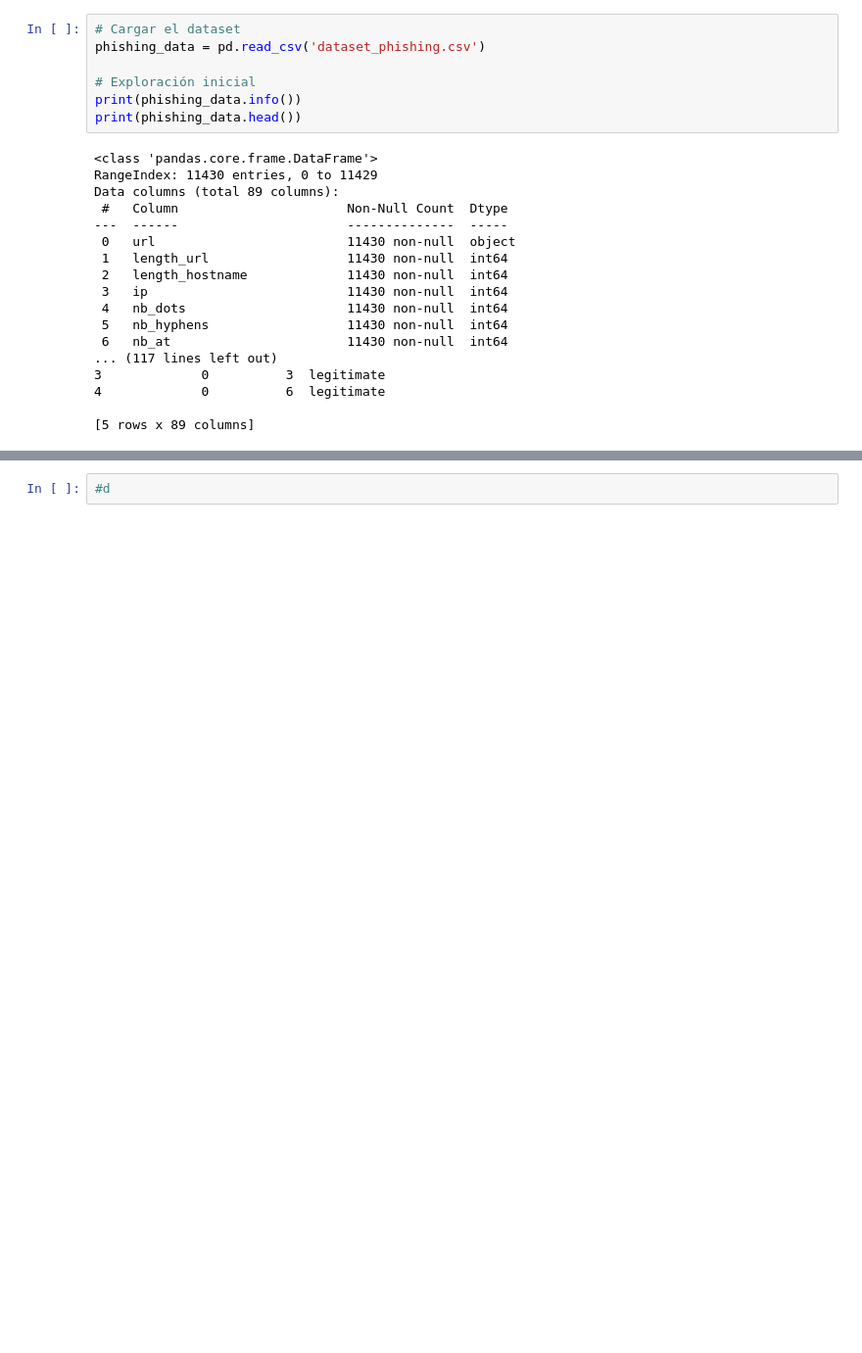
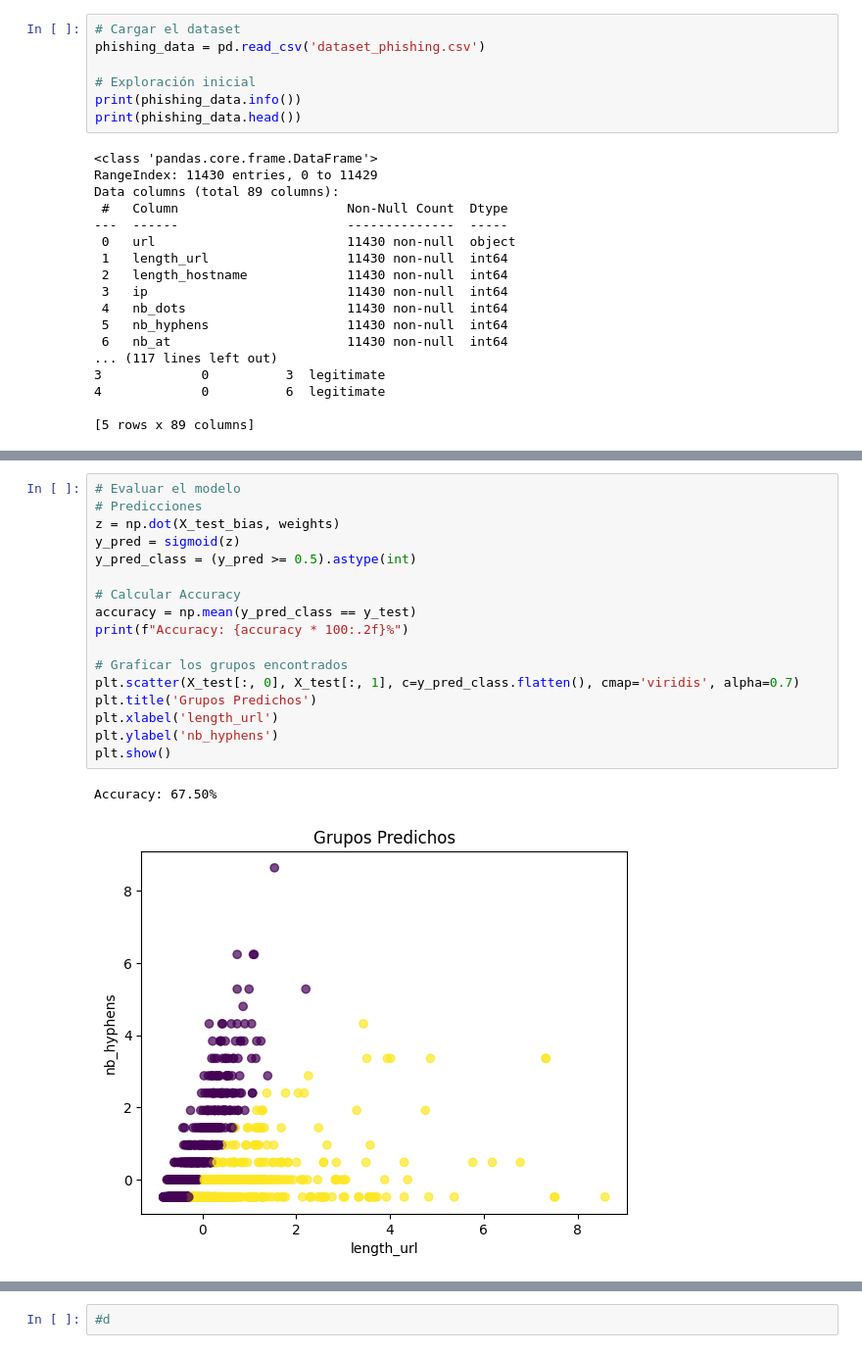
Before and after one commit to mar22266/LABORATORIOS-IA, a Jupyter notebook: Laboratorio01/lab1.ipynb, the cells around one changed output, grey strips where cells are left out. Shown at 98% size. Cells and saved outputs as stored; diff of their text form; blank space fills up the shorter version.

```diff
--- a/Laboratorio01/lab1.ipynb
+++ b/Laboratorio01/lab1.ipynb
@@ -79,0 +147,20 @@ Task 2.1
+# %%
+# Evaluar el modelo
+# Predicciones
+z = np.dot(X_test_bias, weights)
+y_pred = sigmoid(z)
+y_pred_class = (y_pred >= 0.5).astype(int)
+
+# Calcular Accuracy
+accuracy = np.mean(y_pred_class == y_test)
+print(f"Accuracy: {accuracy * 100:.2f}%")
+
+# Graficar los grupos encontrados
+plt.scatter(X_test[:, 0], X_test[:, 1], c=y_pred_class.flatten(), cmap='viridis', alpha=0.7)
+plt.title('Grupos Predichos')
+plt.xlabel('length_url')
+plt.ylabel('nb_hyphens')
+plt.show()
+# %% [output]
+Accuracy: 67.50%
+[figure, added]
```
Also changed, not shown: parts of 22 cells of this notebook.
